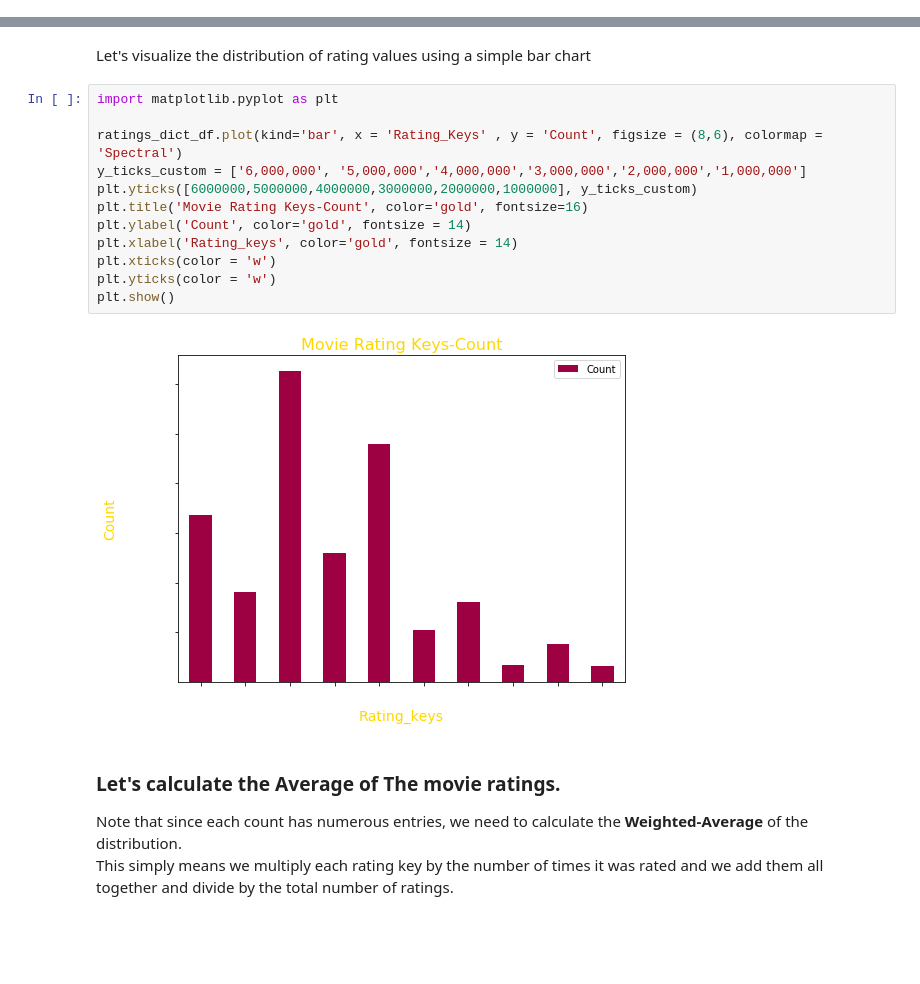
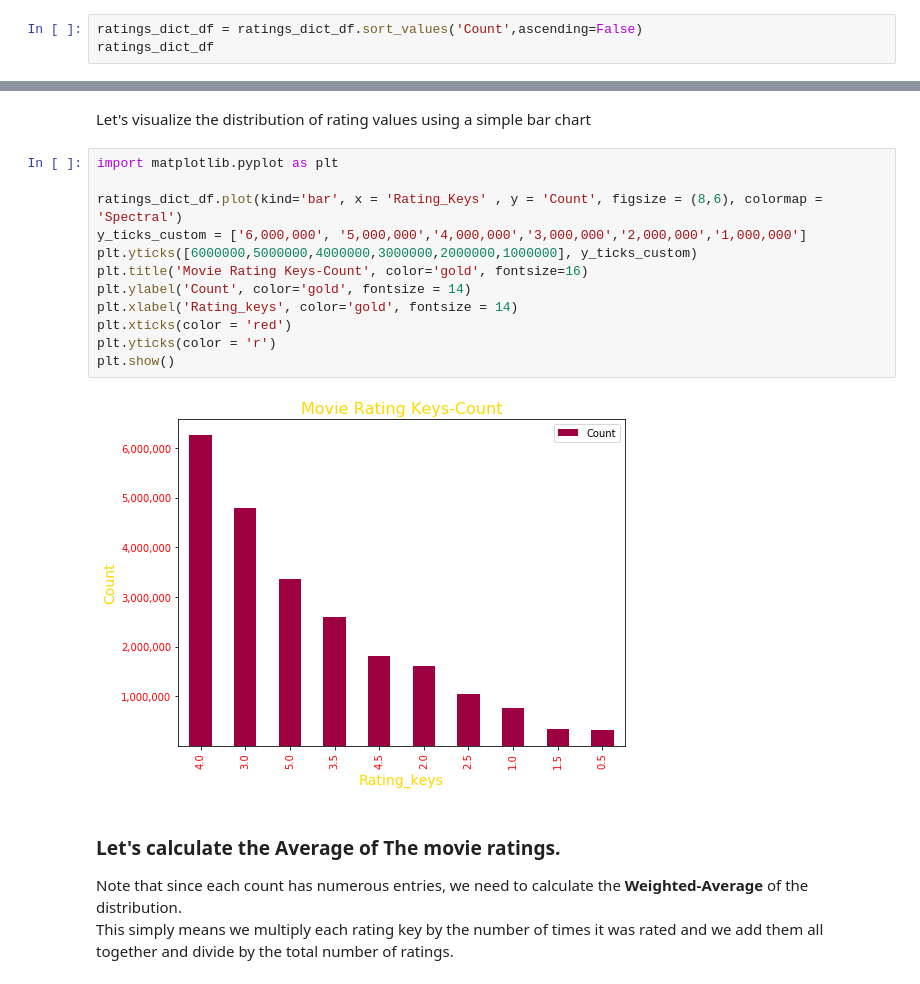
Before and after one commit to Lawrence-Krukrubo/EDA, a Jupyter notebook: iterators_and_iterables.ipynb, the cells around one changed output, grey strips where cells are left out. Saved outputs shown, nothing was run; the diff lists cells and outputs as text; blank space fills up the shorter version.

```diff
--- a/iterators_and_iterables.ipynb
+++ b/iterators_and_iterables.ipynb
@@ -389,0 +407,3 @@ ratings_dict_df
+# %%
+ratings_dict_df = ratings_dict_df.sort_values('Count',ascending=False)
+ratings_dict_df
@@ -392,17 +424,17 @@ Let's visualize the distribution of rating values using a simple bar chart
 # %%
 import matplotlib.pyplot as plt
 
 ratings_dict_df.plot(kind='bar', x = 'Rating_Keys' , y = 'Count', figsize = (8,6), colormap = 'Spectral')
 y_ticks_custom = ['6,000,000', '5,000,000','4,000,000','3,000,000','2,000,000','1,000,000']
 plt.yticks([6000000,5000000,4000000,3000000,2000000,1000000], y_ticks_custom)
 plt.title('Movie Rating Keys-Count', color='gold', fontsize=16)
 plt.ylabel('Count', color='gold', fontsize = 14)
 plt.xlabel('Rating_keys', color='gold', fontsize = 14)
-plt.xticks(color = 'w')
-plt.yticks(color = 'w')
+plt.xticks(color = 'red')
+plt.yticks(color = 'r')
 plt.show()
 # %% [output]
-[figure, old version]
+[figure, new version]
 # %% [markdown]
 ### Let's calculate the Average of The movie ratings.
 Note that since each count has numerous entries, we need to calculate the **Weighted-Average** of the distribution.<br>
```
Also changed, not shown: parts of 24 cells of this notebook.
